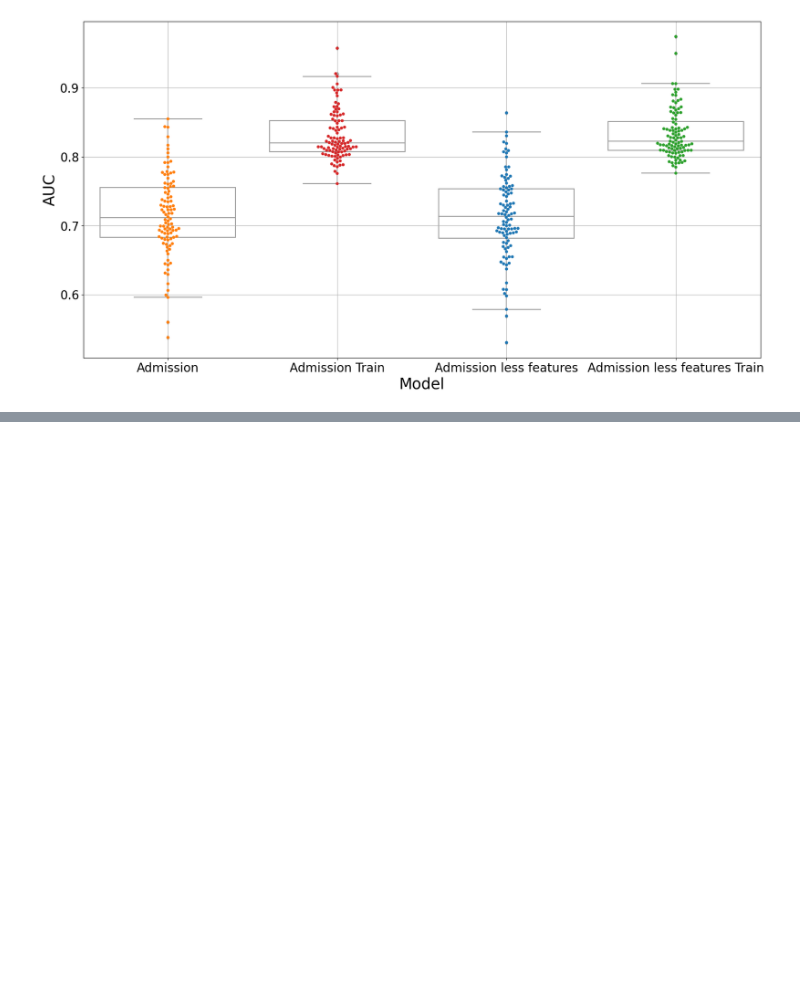
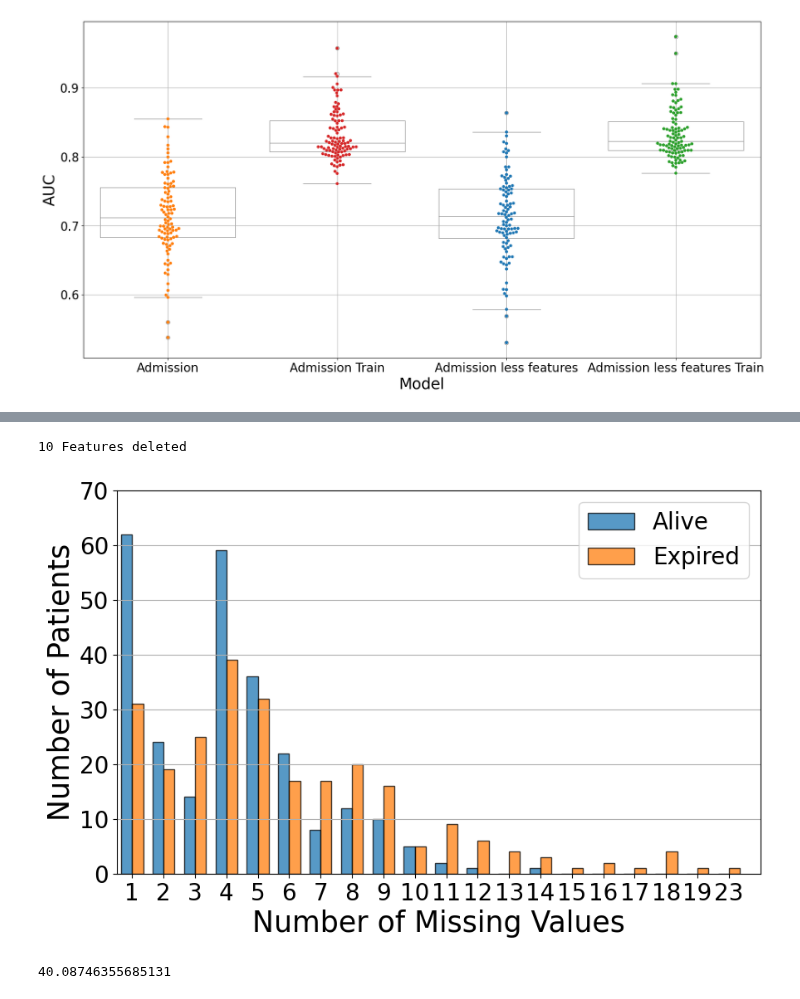
Before and after one commit to N-Nieto/MACRO_experiments, a Jupyter notebook: code/plot_figure_paper_review_1_SI.ipynb, the cells around one changed output, grey strips where cells are left out. Saved outputs shown, nothing was run; the diff lists cells and outputs as text; code cells hidden in the pictures; blank space fills up the shorter version.

```diff
--- a/code/plot_figure_paper_review_1_SI.ipynb
+++ b/code/plot_figure_paper_review_1_SI.ipynb
@@ -494,0 +858,58 @@ plt.grid()
+# %%
+from lib.data_processing import remove_low_variance_features
+# Extract all the 24hs available features
+exp_name = "24hs"
+patient_features = get_features(exp_name)
+# Removing patients that died in the first 24hs
+
+# patient_info2 = patient_info[patient_info["fu_ce_Death_d"] != 0]
+
+data = get_data_from_features(patient_info, patient_features)
+X = remove_low_variance_features(data, 0.1)
+
+
+patient_measures = pd.concat([X, patient_info["fu_ce_death_le30d_yn"]], axis=1)
+
+
+missing_values_per_row_data = patient_measures[patient_measures["fu_ce_death_le30d_yn"] == 0 ].isnull().sum(axis=1)
+missing_values_per_row_data2 = patient_measures[patient_measures["fu_ce_death_le30d_yn"] == 1 ].isnull().sum(axis=1)
+
+# Create a count of missing values for each dataset
+missing_counts_data = missing_values_per_row_data.value_counts().sort_index()
+missing_counts_data2 = missing_values_per_row_data2.value_counts().sort_index()
+
+# Make sure both series have the same index by reindexing with the union of both indexes
+all_indexes = sorted(set(missing_counts_data.index).union(set(missing_counts_data2.index)))
+missing_counts_data = missing_counts_data.reindex(all_indexes, fill_value=0)
+missing_counts_data2 = missing_counts_data2.reindex(all_indexes, fill_value=0)
+
+# Plot a grouped bar plot
+x = np.arange(len(all_indexes))  # the label locations
+width = 0.35  # the width of the bars
+
+fig, ax = plt.subplots(figsize=(10, 6))
+bars1 = ax.bar(x - width/2, missing_counts_data, width, label='Alive',alpha=0.75, edgecolor='black',)
+bars2 = ax.bar(x + width/2, missing_counts_data2, width, label='Expired', alpha=0.75, edgecolor='black',)
+
+# Add some text for labels, title and custom x-axis tick labels, etc.
+ax.set_xlabel('Number of Missing Values')
+plt.ylabel('Number of Patients')
+ax.set_xticks(x)
+ax.set_xticklabels(all_indexes)
+ax.legend()
+plt.xlim([0.51,21])
+plt.ylim([0,70])
+
+# Add a grid
+ax.grid(axis='y')
+ax.set_yscale('linear')
+
+# Display the plot
+plt.show()
+# %% [output]
+10 Features deleted
+[figure, added]
+# %%
+275*100/686
+# %% [output]
+40.08746355685131
```
Also changed, not shown: parts of 9 cells of this notebook, 8 other files.
